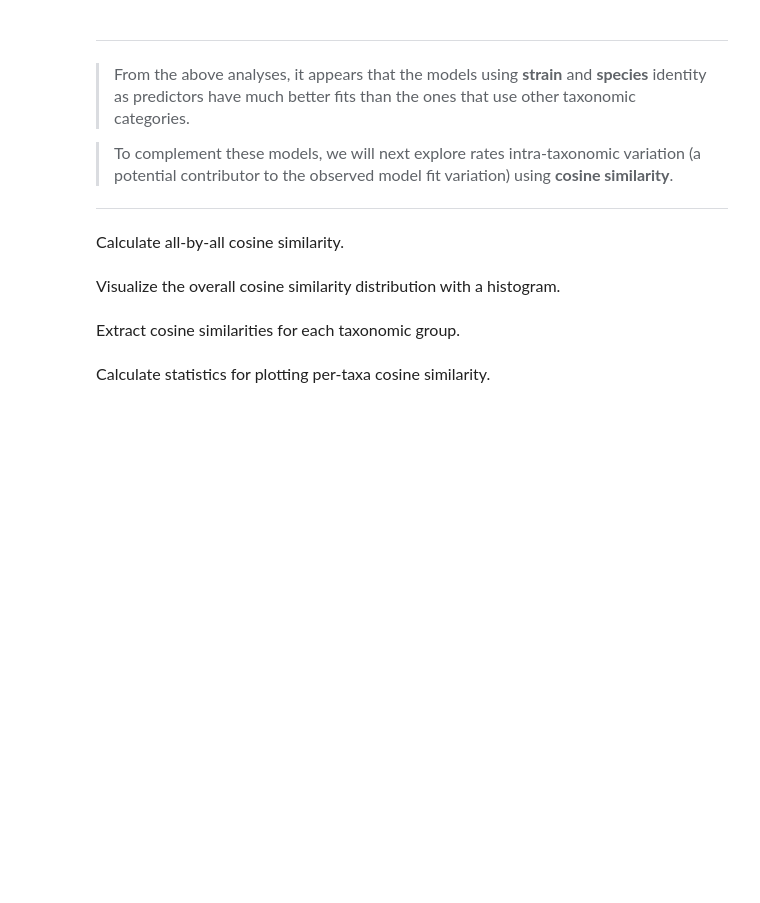
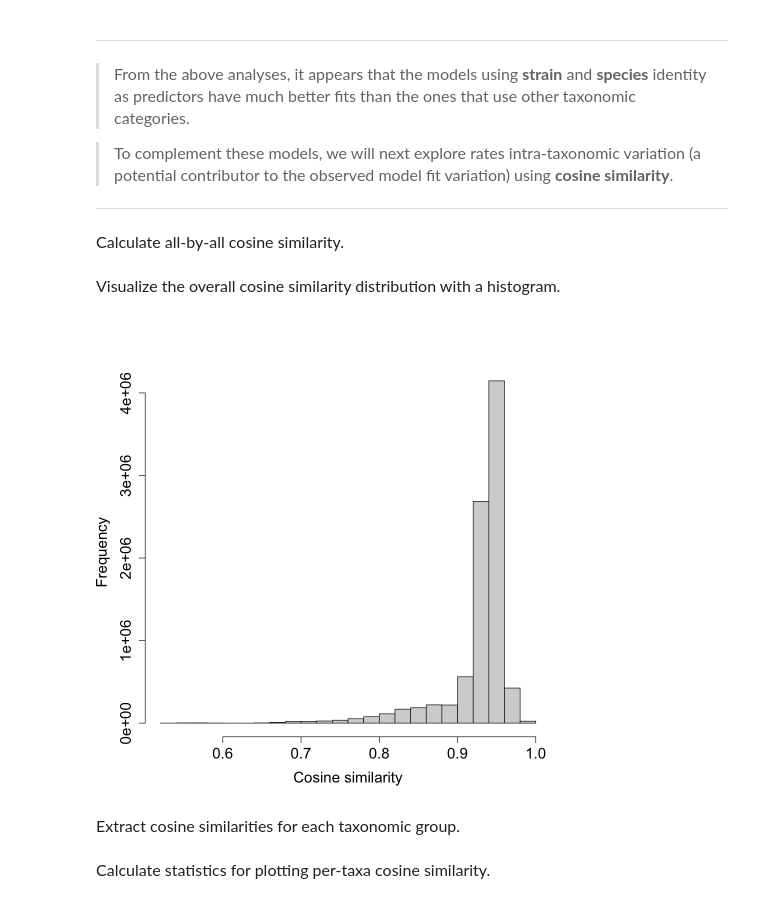
Before and after one commit to Arcadia-Science/raman-taxonomy, a Jupyter notebook: 01_notebooks/notebook-1.ipynb, the cells around one changed output. Cells and saved outputs as stored; diff of their text form; code cells hidden in the pictures; blank space fills up the shorter version.

```diff
--- a/01_notebooks/notebook-1.ipynb
+++ b/01_notebooks/notebook-1.ipynb
@@ -248,17 +261,22 @@ axis(1,
 # %% [markdown]
 <font size="3"> Calculate all-by-all cosine similarity.
 # %%
-d <- lsa::cosine(t(x))
+cosine_similarities <- lsa::cosine(t(x))
 # %% [markdown]
 <font size="3"> Visualize the overall cosine similarity distribution with a histogram.
 # %%
+# Set up plot
+options(repr.plot.width = 8, repr.plot.height = 8)
+
 hist(
-  unlist(as.data.frame(d)),
+  unlist(as.data.frame(cosine_similarities)),
   cex.lab = 1.5,
   cex.axis = 1.5,
   xlab = "Cosine similarity",
   main = ""
 )
+# %% [output]
+[figure, added]
 # %% [markdown]
 <font size="3"> Extract cosine similarities for each taxonomic group.
 # %%
```
Also changed, not shown: parts of 31 cells of this notebook.
